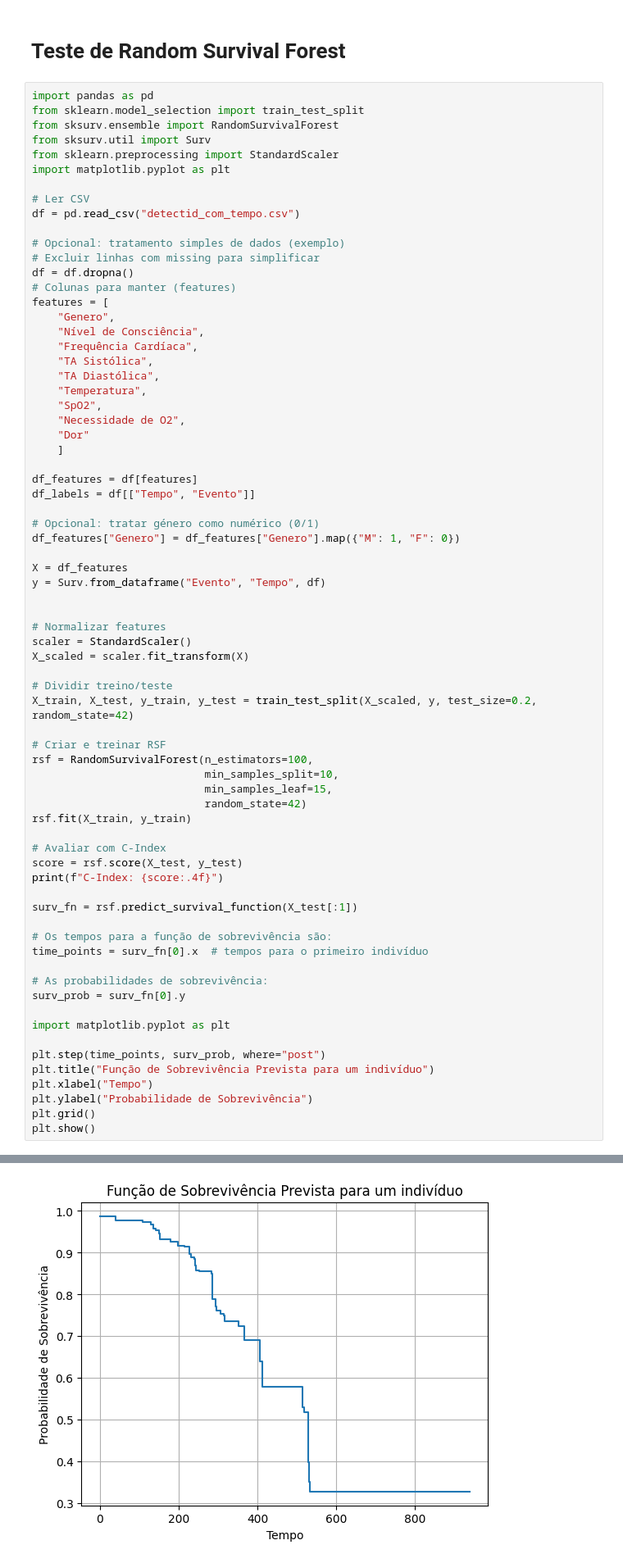
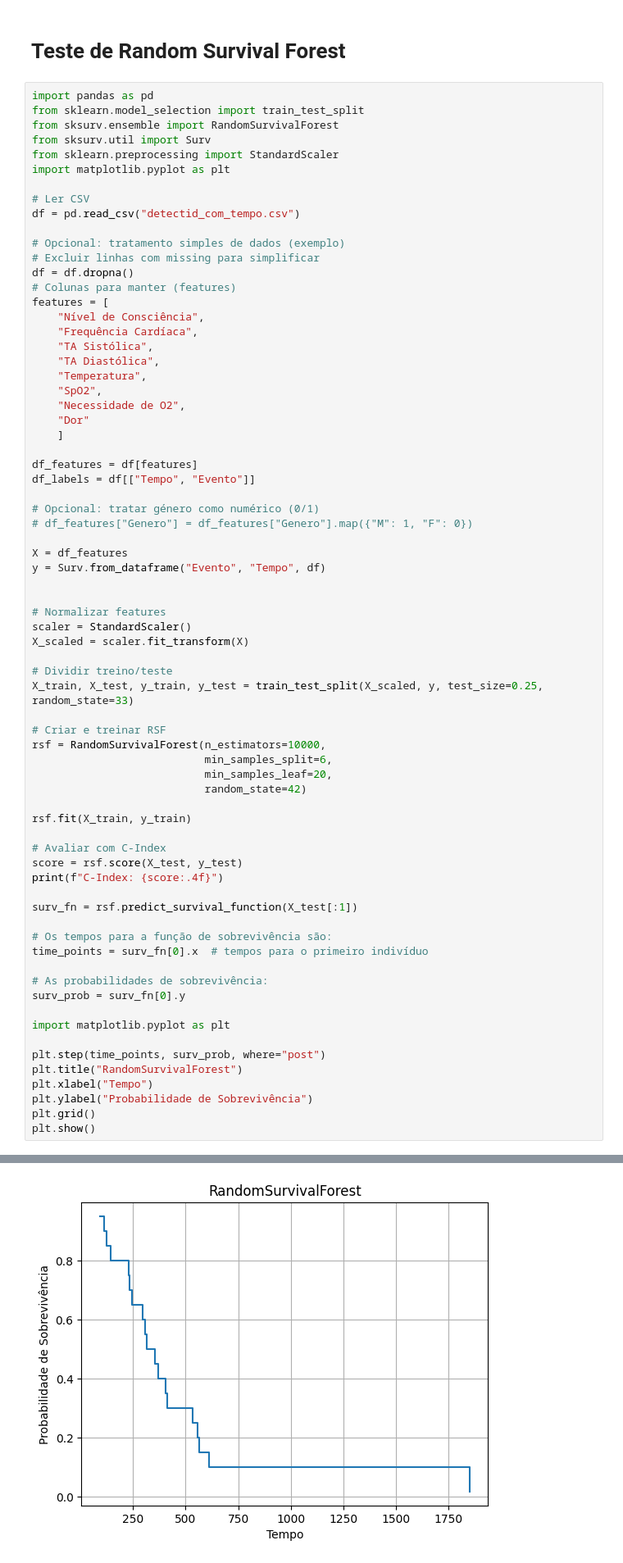
Before and after one commit to GoncaloCSilva/Detect-id, a Jupyter notebook: my_detectID/teste.ipynb, the cells around one changed output, grey strips where cells are left out. Shown at 82% size. Saved outputs shown, nothing was run; the diff lists cells and outputs as text.

```diff
--- a/my_detectID/teste.ipynb
+++ b/my_detectID/teste.ipynb
@@ -16,7 +16,6 @@ df = pd.read_csv("detectid_com_tempo.csv")
 df = df.dropna()
 # Colunas para manter (features)
 features = [
-    "Genero",
     "Nível de Consciência",
     "Frequência Cardíaca",
     "TA Sistólica",
@@ -31,7 +30,7 @@ df_features = df[features]
 df_labels = df[["Tempo", "Evento"]]
 
 # Opcional: tratar género como numérico (0/1)
-df_features["Genero"] = df_features["Genero"].map({"M": 1, "F": 0})
+# df_features["Genero"] = df_features["Genero"].map({"M": 1, "F": 0})
 
 X = df_features
 y = Surv.from_dataframe("Evento", "Tempo", df)
@@ -42,13 +41,14 @@ scaler = StandardScaler()
 X_scaled = scaler.fit_transform(X)
 
 # Dividir treino/teste
-X_train, X_test, y_train, y_test = train_test_split(X_scaled, y, test_size=0.2, random_state=42)
+X_train, X_test, y_train, y_test = train_test_split(X_scaled, y, test_size=0.25, random_state=33)
 
 # Criar e treinar RSF
-rsf = RandomSurvivalForest(n_estimators=100,
-                           min_samples_split=10,
-                           min_samples_leaf=15,
+rsf = RandomSurvivalForest(n_estimators=10000,
+                           min_samples_split=6,
+                           min_samples_leaf=20,
                            random_state=42)
+
 rsf.fit(X_train, y_train)
 
 # Avaliar com C-Index
@@ -66,7 +66,7 @@ surv_prob = surv_fn[0].y
 import matplotlib.pyplot as plt
 
 plt.step(time_points, surv_prob, where="post")
-plt.title("Função de Sobrevivência Prevista para um indivíduo")
+plt.title("RandomSurvivalForest")
 plt.xlabel("Tempo")
 plt.ylabel("Probabilidade de Sobrevivência")
 plt.grid()
@@ -81 +76 @@ C-Index: 0.5467
-[figure, old version]
+[figure, new version]
```
Also changed, not shown: parts of 5 cells of this notebook, 4 other files.
